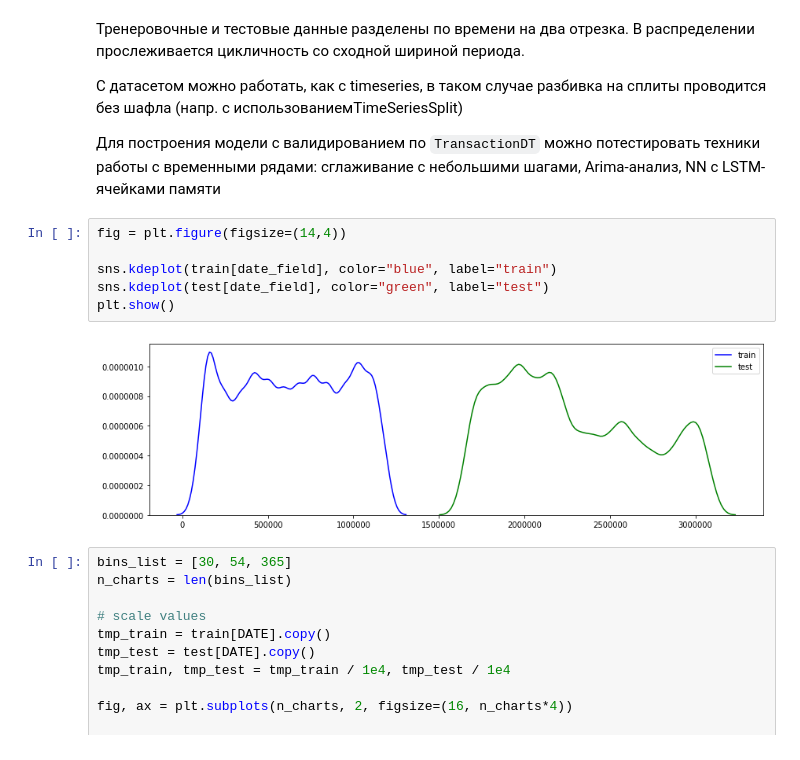
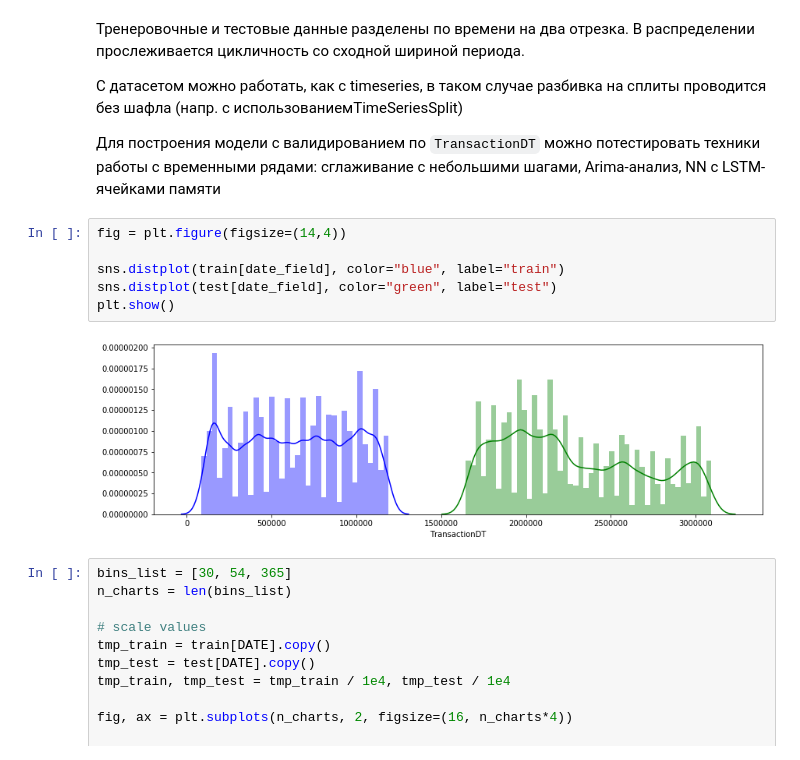
Before and after one commit to Nickel-nc/GU_Sport_DS, a Jupyter notebook: 2. Validation_Setup/2. Model_Validation_Samples.ipynb, the cells around one changed output. Drawn from its saved outputs; the diff is of its cells as text.

```diff
--- a/2. Validation_Setup/2. Model_Validation_Samples.ipynb
+++ b/2. Validation_Setup/2. Model_Validation_Samples.ipynb
@@ -128,11 +133,11 @@ Total Features: 393
 # %%
 fig = plt.figure(figsize=(14,4))
 
-sns.kdeplot(train[date_field], color="blue", label="train")
-sns.kdeplot(test[date_field], color="green", label="test")
+sns.distplot(train[date_field], color="blue", label="train")
+sns.distplot(test[date_field], color="green", label="test")
 plt.show()
 # %% [output]
-[figure, old version]
+[figure, new version]
 # %%
 bins_list = [30, 54, 365]
 n_charts = len(bins_list)
```
Also changed, not shown: parts of 19 cells of this notebook.
